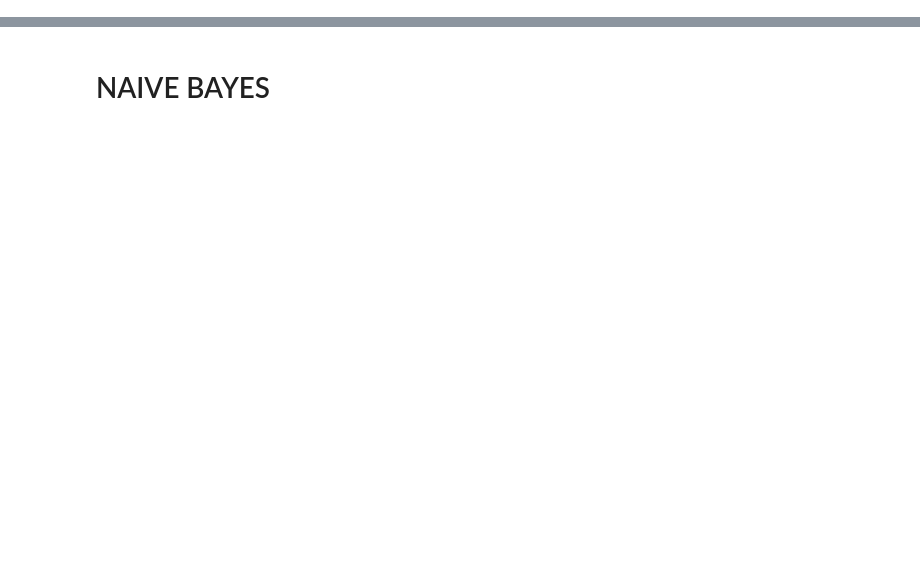
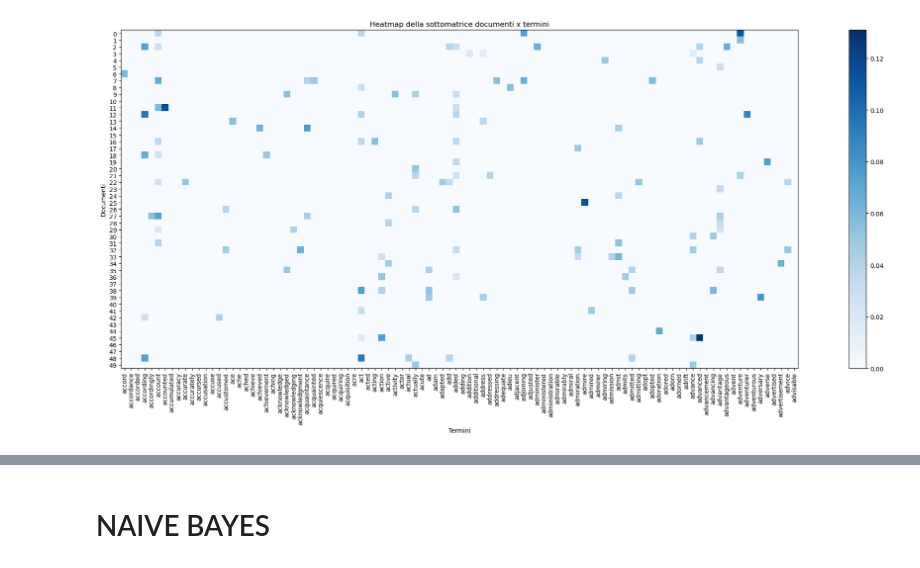
Before and after one commit to elisavenditti/autorship_attribution, a Jupyter notebook: autorship.ipynb, the cells around one changed output, grey strips where cells are left out. Drawn from its saved outputs; the diff is of its cells as text; code cells hidden in the pictures; blank space fills up the shorter version.

```diff
--- a/autorship.ipynb
+++ b/autorship.ipynb
@@ -333,0 +206,26 @@ Please also refer to the documentation for alternative solver options:
+# %%
+# Stampare una sottomatrice della matrice termini x documenti
+num_words = 100
+num_docs = 50
+start = 60
+
+
+# Nomi delle feature corrispondenti alle colonne della matrice
+feature_names = vectorizer.get_feature_names_out()
+
+# Sottomatrice documenti x termini
+sub_matrix = X_train[:num_docs, start:start+num_words].toarray()
+
+
+# Heatmap della sottomatrice documenti x termini
+plt.figure(figsize=(30, 10))
+plt.imshow(sub_matrix, cmap=plt.cm.Blues, interpolation='nearest')
+plt.colorbar()
+plt.xlabel('Termini')
+plt.ylabel('Documenti')
+plt.title('Heatmap della sottomatrice documenti x termini')
+plt.xticks(range(num_words), feature_names[start:start+num_words], rotation='vertical')
+plt.yticks(range(num_docs))
+plt.show()
+# %% [output]
+[figure, added]
```
Also changed, not shown: parts of 43 cells of this notebook.
